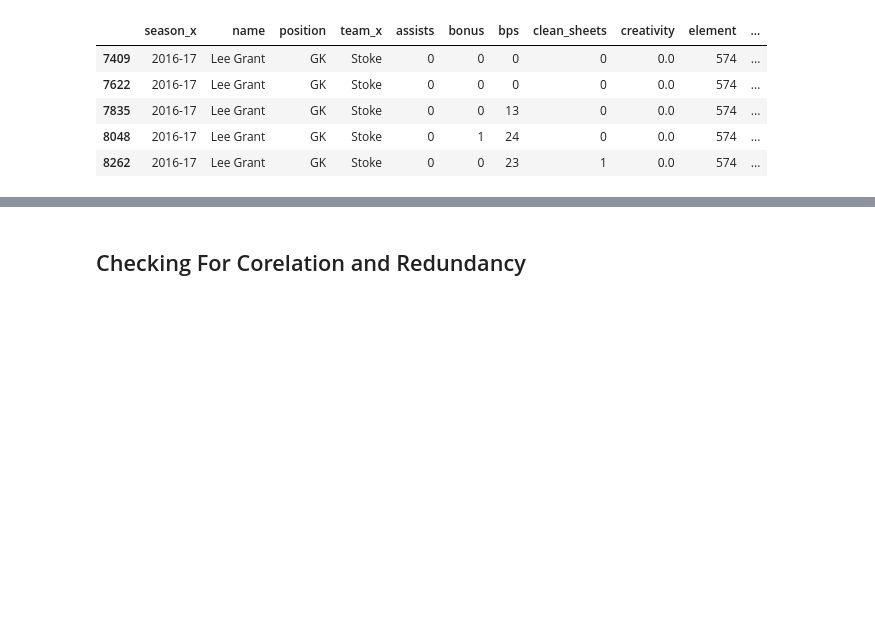
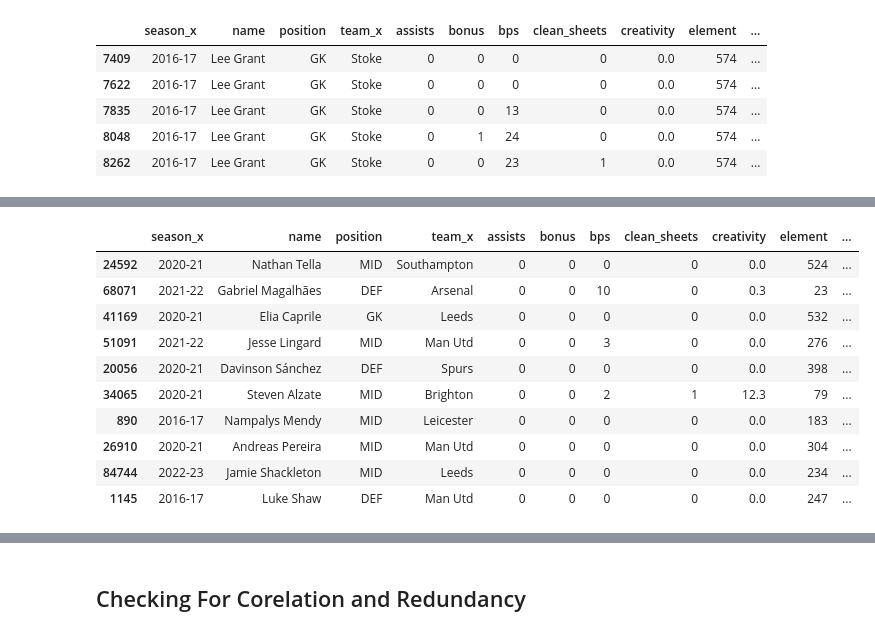
Before and after one commit to AhmedSameh19/fantasy-football-predictor, a Jupyter notebook: pred.ipynb, the cells around one changed output, grey strips where cells are left out. Cells and saved outputs as stored; diff of their text form; code cells hidden in the pictures; blank space fills up the shorter version.

```diff
--- a/pred.ipynb
+++ b/pred.ipynb
@@ -645,0 +673,35 @@ For example, when doing 'df[col].method(value, inplace=True)', try using 'df.met
+# %%
+fpl_copy = fpl_copy.sort_values(['season_x', 'GW', 'team_x_global_code'])
+
+
+team_week_avg = (
+    fpl_copy.groupby(['season_x', 'GW', 'team_x_global_code'])['total_points']
+    .mean()
+    .reset_index()
+    .rename(columns={'total_points': 'team_avg_points'})
+)
+# %%
+team_week_avg['team_strength'] = (
+    team_week_avg.groupby(['season_x', 'team_x_global_code'])['team_avg_points']
+    .transform(lambda x: x.shift(1).expanding().mean())
+)
+
+fpl_copy = fpl_copy.merge(
+    team_week_avg[['season_x', 'GW', 'team_x_global_code', 'team_strength']],
+    on=['season_x', 'GW', 'team_x_global_code'],
+    how='left'
+)
+# %%
+fpl_copy.sample(10)
+# %% [output]
+|  | season_x | name | position | team_x | assists | bonus | bps | clean_sheets | creativity | element | ... |
+| 24592 | 2020-21 | Nathan Tella | MID | Southampton | 0 | 0 | 0 | 0 | 0.0 | 524 | ... |
+| 68071 | 2021-22 | Gabriel Magalhães | DEF | Arsenal | 0 | 0 | 10 | 0 | 0.3 | 23 | ... |
+| 41169 | 2020-21 | Elia Caprile | GK | Leeds | 0 | 0 | 0 | 0 | 0.0 | 532 | ... |
+| 51091 | 2021-22 | Jesse Lingard | MID | Man Utd | 0 | 0 | 3 | 0 | 0.0 | 276 | ... |
+| 20056 | 2020-21 | Davinson Sánchez | DEF | Spurs | 0 | 0 | 0 | 0 | 0.0 | 398 | ... |
+| 34065 | 2020-21 | Steven Alzate | MID | Brighton | 0 | 0 | 2 | 1 | 12.3 | 79 | ... |
+| 890 | 2016-17 | Nampalys Mendy | MID | Leicester | 0 | 0 | 0 | 0 | 0.0 | 183 | ... |
+| 26910 | 2020-21 | Andreas Pereira | MID | Man Utd | 0 | 0 | 0 | 0 | 0.0 | 304 | ... |
+| 84744 | 2022-23 | Jamie Shackleton | MID | Leeds | 0 | 0 | 0 | 0 | 0.0 | 234 | ... |
+| 1145 | 2016-17 | Luke Shaw | DEF | Man Utd | 0 | 0 | 0 | 0 | 0.0 | 247 | ... |
```
Also changed, not shown: parts of 9 cells of this notebook.
